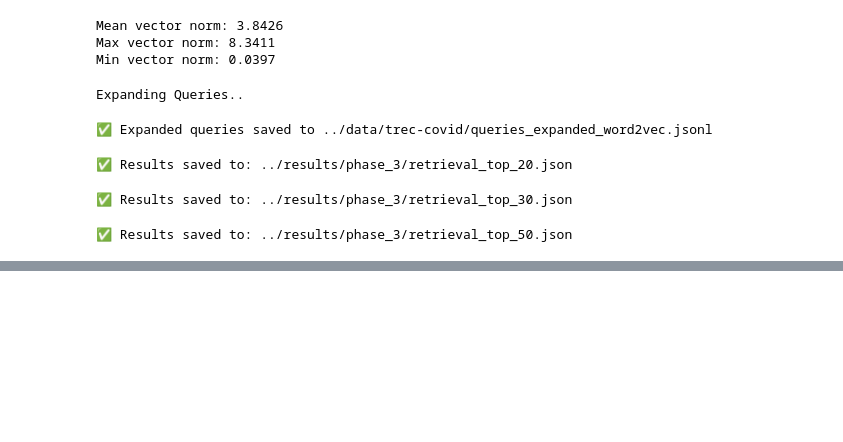
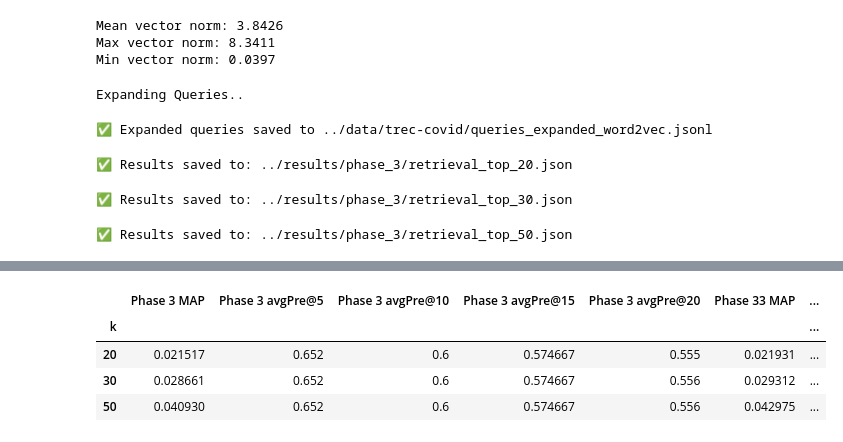
Before and after one commit to NIKOMAHOS/Information-Retrieval-Systems, a Jupyter notebook: notebooks/notebook_Phase_3.ipynb, the cells around one changed output, grey strips where cells are left out. Saved outputs shown, nothing was run; the diff lists cells and outputs as text; code cells hidden in the pictures; blank space fills up the shorter version.

```diff
--- a/notebooks/notebook_Phase_3.ipynb
+++ b/notebooks/notebook_Phase_3.ipynb
@@ -1123,0 +1571,16 @@ _ = compare_phases(phases)
+# %%
+phases = {
+    # "Phase 1": "../results/phase_1/average_metrics_top_{}.json",
+    # "Phase 2": "../results/phase_2/average_metrics_top_{}.json",
+    "Phase 3": "../results/phase_3/average_metrics_top_{}.json",
+    "Phase 33": "../results/phase_33/average_metrics_top_{}.json",
+    #"Phase 4": "../results/phase_4/average_metrics_top_{}.json"
+}
+comparison = compare_phases(phases)
+display(comparison)
+# %% [output]
+|  | Phase 3 MAP | Phase 3 avgPre@5 | Phase 3 avgPre@10 | Phase 3 avgPre@15 | Phase 3 avgPre@20 | Phase 33 MAP | ... |
+| k |  |  |  |  |  |  | ... |
+| 20 | 0.021517 | 0.652 | 0.6 | 0.574667 | 0.555 | 0.021931 | ... |
+| 30 | 0.028661 | 0.652 | 0.6 | 0.574667 | 0.556 | 0.029312 | ... |
+| 50 | 0.040930 | 0.652 | 0.6 | 0.574667 | 0.556 | 0.042975 | ... |
```
Also changed, not shown: parts of 29 cells of this notebook, 32 other files.
